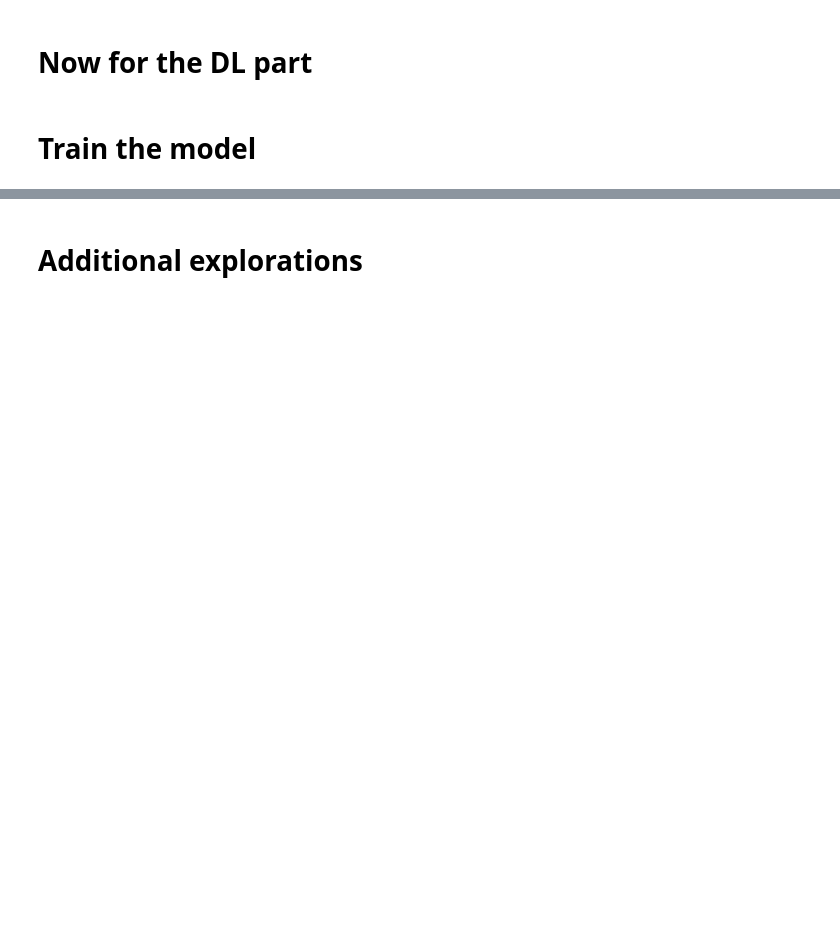
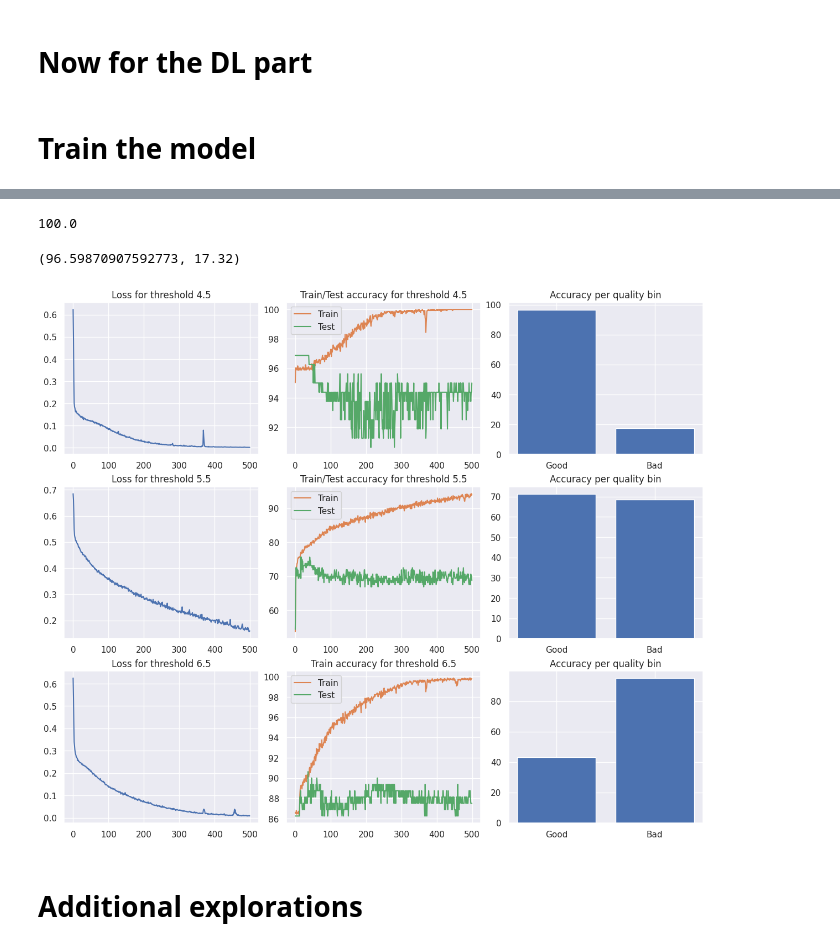
Before and after one commit to scott-huberty/DeepUnderstandingOfDeepLearning, a Jupyter notebook: metaparams/DUDL_data_CodeChallengeUbalanced_Scott.ipynb, the cells around one changed output, grey strips where cells are left out. Saved outputs shown, nothing was run; the diff lists cells and outputs as text; code cells hidden in the pictures; blank space fills up the shorter version.

```diff
--- a/metaparams/DUDL_data_CodeChallengeUbalanced_Scott.ipynb
+++ b/metaparams/DUDL_data_CodeChallengeUbalanced_Scott.ipynb
@@ -261,10 +213,16 @@ def trainTheModel(qualThreshold):
 # %%
 thresholds = [4.5, 5.5, 6.5]
 
-trainByAct = np.zeros((numepochs, len(thresholds)))
-testByAct  = np.zeros((numepochs, len(thresholds)))
+train_results = np.zeros((NUM_EPOCHS, len(thresholds)))
+test_results  = np.zeros((NUM_EPOCHS, len(thresholds)))
+losses = np.zeros((NUM_EPOCHS, len(thresholds)))
+test_results_good = np.zeros((NUM_EPOCHS, len(thresholds)))
+test_results_bad = np.zeros((NUM_EPOCHS, len(thresholds)))
 
-for ai, this_threshold in enumerate(thresholds):
+for ti, this_threshold in enumerate(thresholds):
   # create a model and train it
-  winenet = ANNwine("LeakyReLU")
-  trainByAct[:, ai], testByAct[:, ai], losses = trainTheModel(this_threshold)
+  (train_results[:, ti],
+   test_results[:, ti],
+   losses[:, ti],
+   test_results_good[:, ti],
+   test_results_bad[:, ti]) = train_the_model(this_threshold)
@@ -291,3 +229,57 @@ plt.show()
+# %%
+test_results_good[1, 0]
+# %% [output]
+100.0
+# %%
+np.mean(test_results_good[:, 0]), np.mean(test_results_bad[:, 0])
+# %% [output]
+(96.59870907592773, 17.32)
+# %%
+fig, axes = plt.subplots(3, 3, figsize=(12, 10), constrained_layout=True)
+colors = sns.color_palette()
+
+axes[0, 0].plot(losses[:, 0])
+axes[0, 0].set_title('Loss for threshold 4.5')
+axes[0, 1].plot(train_results[:, 0], color=colors[1], label="Train")
+axes[0, 1].plot(test_results[:, 0], color=colors[2], label="Test")
+axes[0, 1].set_title('Train/Test accuracy for threshold 4.5')
+axes[0, 1].legend()
+# Accuracy computed per quality bin
+good_acc, bad_acc = np.mean(test_results_good[:, 0]), np.mean(test_results_bad[:, 0])
+axes[0, 2].bar(["Good", "Bad"], [good_acc, bad_acc])
+axes[0, 2].set_title("Accuracy per quality bin")
+
+
+
+
+axes[1, 0].plot(losses[:, 1])
+axes[1, 0].set_title('Loss for threshold 5.5')
+axes[1, 1].plot(train_results[:, 1], color=colors[1], label="Train")
+axes[1, 1].plot(test_results[:, 1], color=colors[2], label="Test")
+axes[1, 1].set_title('Train/Test accuracy for threshold 5.5')
+axes[1, 1].legend()
+# Accuracy computed per quality bin
+good_acc, bad_acc = np.mean(test_results_good[:, 1]), np.mean(test_results_bad[:, 1])
+axes[1, 2].bar(["Good", "Bad"], [good_acc, bad_acc])
+axes[1, 2].set_title("Accuracy per quality bin")
+
+axes[2, 0].plot(losses[:, 2])
+axes[2, 0].set_title('Loss for threshold 6.5')
+axes[2, 1].plot(train_results[:, 2], color=colors[1], label="Train")
+axes[2, 1].plot(test_results[:, 2], color=colors[2], label="Test")
+axes[2, 1].set_title('Train accuracy for threshold 6.5')
+axes[2, 1].legend()
+# Accuracy computed per quality bin
+good_acc, bad_acc = np.mean(test_results_good[:, 2]), np.mean(test_results_bad[:, 2])
+axes[2, 2].bar(["Good", "Bad"], [good_acc, bad_acc])
+axes[2, 2].set_title("Accuracy per quality bin")
+# display text of the number of good wines and the number of bad wines
+n_bad_wines = len(data3.loc[data3["boolQuality"] == 0])
+n_good_wins = len(data3.loc[data3["boolQuality"] == 1])
+
+plt.show()
+# %% [output]
+[figure, added]
 # %% [markdown]
 # Additional explorations
 # %%
```
Also changed, not shown: parts of 15 cells of this notebook.
